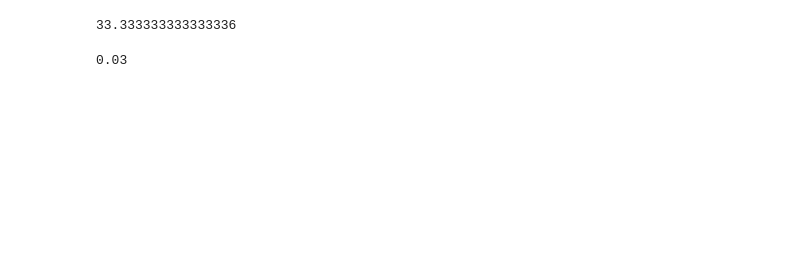
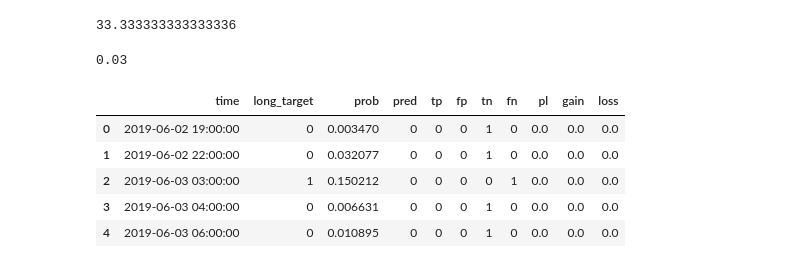
Before and after one commit to bbennett36/oanda_newrepo, a Jupyter notebook: 110619_USDCAD/app/oanda_p3_model_v7_long_USDCAD.ipynb, the cells around one changed output. Cells and saved outputs as stored; diff of their text form; code cells hidden in the pictures; blank space fills up the shorter version.

```diff
--- a/110619_USDCAD/app/oanda_p3_model_v7_long_USDCAD.ipynb
+++ b/110619_USDCAD/app/oanda_p3_model_v7_long_USDCAD.ipynb
@@ -797,3 +797,12 @@ mds[['time', 'target_tp', 'target_sl', 'bid_c', 'bid_l', 'ask_c', 'ask_h', 'g',
 3/100
 # %% [output]
 0.03
+# %%
+result_df.head()
+# %% [output]
+|  | time | long_target | prob | pred | tp | fp | tn | fn | pl | gain | loss |
+| 0 | 2019-06-02 19:00:00 | 0 | 0.003470 | 0 | 0 | 0 | 1 | 0 | 0.0 | 0.0 | 0.0 |
+| 1 | 2019-06-02 22:00:00 | 0 | 0.032077 | 0 | 0 | 0 | 1 | 0 | 0.0 | 0.0 | 0.0 |
+| 2 | 2019-06-03 03:00:00 | 1 | 0.150212 | 0 | 0 | 0 | 0 | 1 | 0.0 | 0.0 | 0.0 |
+| 3 | 2019-06-03 04:00:00 | 0 | 0.006631 | 0 | 0 | 0 | 1 | 0 | 0.0 | 0.0 | 0.0 |
+| 4 | 2019-06-03 06:00:00 | 0 | 0.010895 | 0 | 0 | 0 | 1 | 0 | 0.0 | 0.0 | 0.0 |
```
Also changed, not shown: parts of 1 cell of this notebook, 1 other file.
